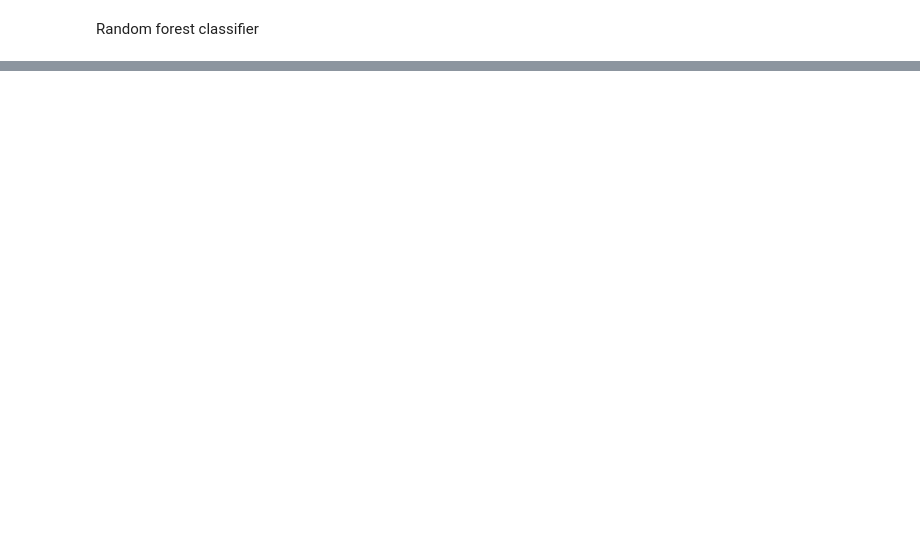
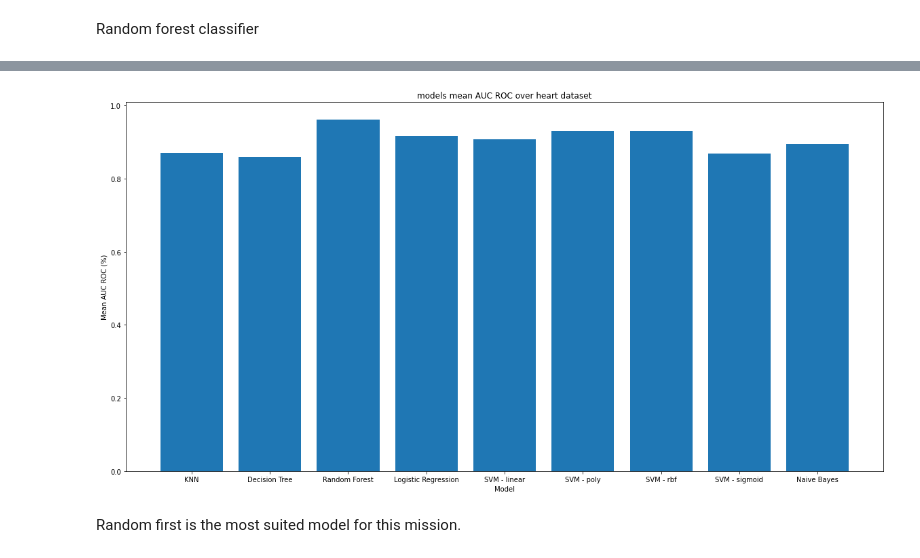
Before and after one commit to yf2595/ML_Classifaction, a Jupyter notebook: AllClassifactionML.ipynb, the cells around one changed output, grey strips where cells are left out. Drawn from its saved outputs; the diff is of its cells as text; code cells hidden in the pictures; blank space fills up the shorter version.

Commit message:
added SVM and Naive bayes

```diff
--- a/AllClassifactionML.ipynb
+++ b/AllClassifactionML.ipynb
@@ -53,2 +227,8 @@ Create and train the model
+# %%
+from sklearn.model_selection import GridSearchCV
+def gridSearch_fit_predict(clf, params):
+  best = GridSearchCV(clf, params, cv = 3)
+  best.fit(X_train, y_train)
+  return best
 # %% [markdown]
 KNN classifier
@@ -118,0 +332,12 @@ Forest accuracy is: 0.8360655737704918
+# %%
+from sklearn.svm import SVC
+kernels = ['linear', 'poly', 'rbf', 'sigmoid']
+for kernel in kernels:
+  clf = SVC(kernel = kernel,probability=True)
+  print(f"SVM - {kernel} kernel")
+  result = calc_accuracy_roc_by_kfold(clf, X, y)
+  # add to plot lists
+  models.append(f'SVM - {kernel}')
+  mean_accuracy.append(result[0])
+  mean_auc_roc.append(result[1])
+  print('-------------------')
@@ -118,0 +364,11 @@ Forest accuracy is: 0.8360655737704918
+# %%
+from sklearn.naive_bayes import GaussianNB
+
+gnb = GaussianNB()
+print("Naive Bayes results:")
+result = calc_accuracy_roc_by_kfold(gnb, X, y)
+
+# add to plot lists
+models.append('Naive Bayes')
+mean_accuracy.append(result[0])
+mean_auc_roc.append(result[1])
@@ -118,0 +381,8 @@ Forest accuracy is: 0.8360655737704918
+# %%
+plt.rcParams["figure.figsize"] = (20,10)
+
+plt.bar(models,mean_accuracy)
+plt.xlabel('Model')
+plt.ylabel("Mean accuracy (%)")
+plt.title('models mean accuracy over heart dataset')
+plt.show()
@@ -118,0 +391,10 @@ Forest accuracy is: 0.8360655737704918
+# %%
+plt.bar(models,mean_auc_roc)
+plt.xlabel('Model')
+plt.ylabel("Mean AUC ROC (%)")
+plt.title('models mean AUC ROC over heart dataset')
+plt.show()
+# %% [output]
+[figure, added]
+# %% [markdown]
+Random first is the most suited model for this mission.
```
Also changed, not shown: parts of 43 cells of this notebook.
